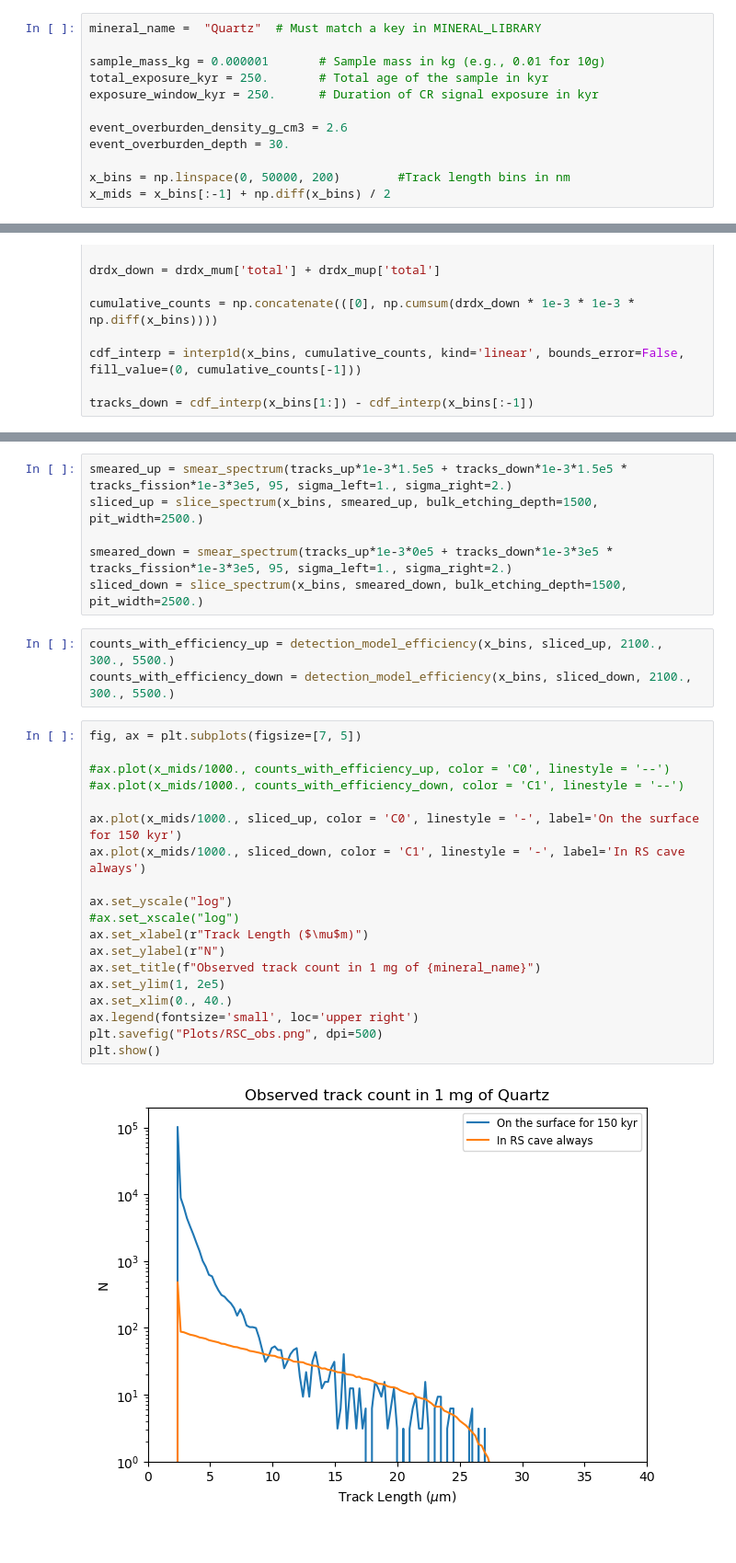
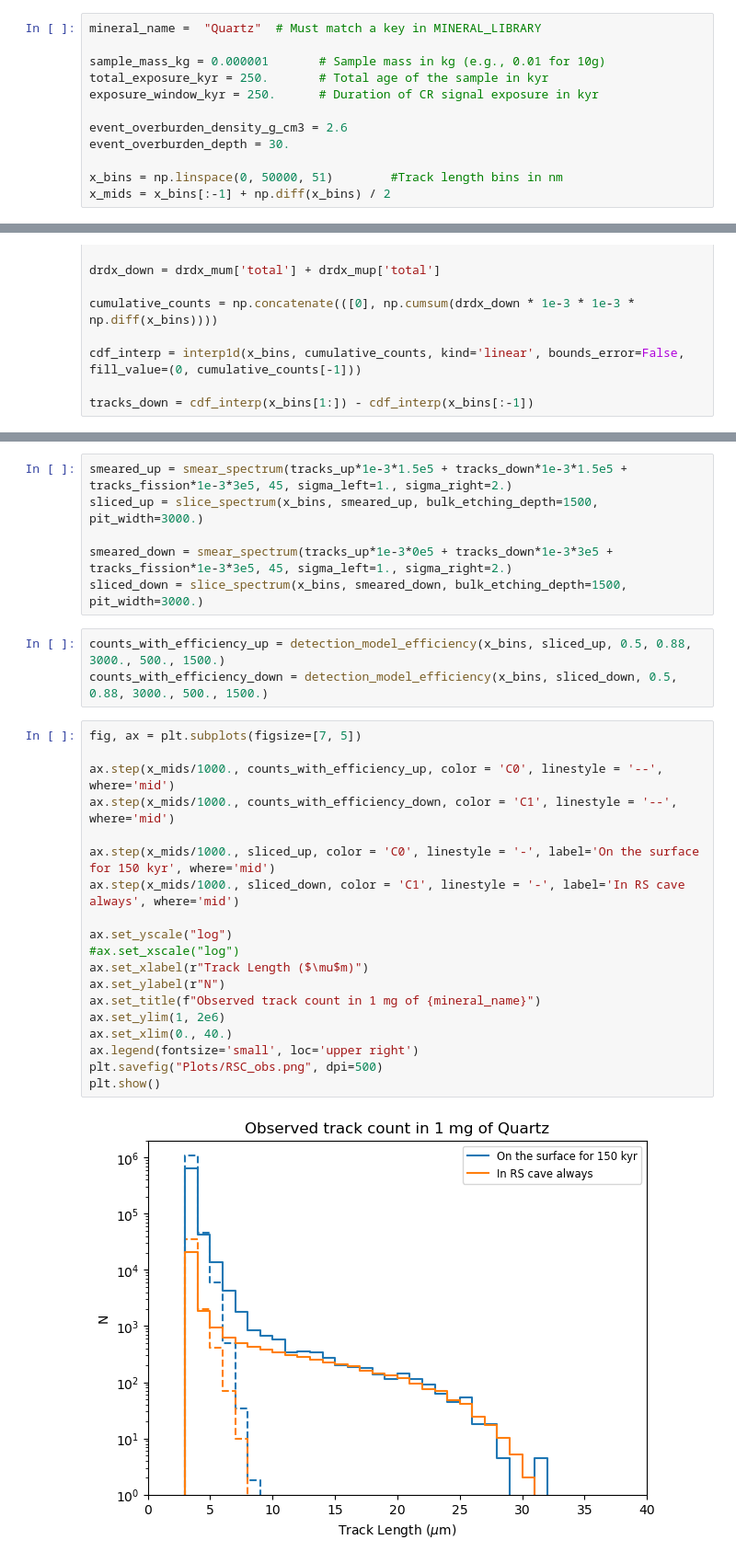
Before and after one commit to cgalelli/PrimusCode, a Jupyter notebook: RSC_analysis.ipynb, the cells around one changed output, grey strips where cells are left out. Shown at 92% size. Saved outputs shown, nothing was run; the diff lists cells and outputs as text.

Commit message:
Correction to efficiency

```diff
--- a/RSC_analysis.ipynb
+++ b/RSC_analysis.ipynb
@@ -44,7 +44,7 @@ exposure_window_kyr = 250.      # Duration of CR signal exposure in kyr
 event_overburden_density_g_cm3 = 2.6
 event_overburden_depth = 30.
 
-x_bins = np.linspace(0, 50000, 200)        #Track length bins in nm
+x_bins = np.linspace(0, 50000, 51)        #Track length bins in nm
 x_mids = x_bins[:-1] + np.diff(x_bins) / 2
 # %%
 CONFIG = yaml.safe_load(open('Data/basic_config.yaml', 'r'))
@@ -173,30 +173,30 @@ plt.show()
 # %%
-smeared_up = smear_spectrum(tracks_up*1e-3*1.5e5 + tracks_down*1e-3*1.5e5 * tracks_fission*1e-3*3e5, 95, sigma_left=1., sigma_right=2.)
-sliced_up = slice_spectrum(x_bins, smeared_up, bulk_etching_depth=1500, pit_width=2500.)
+smeared_up = smear_spectrum(tracks_up*1e-3*1.5e5 + tracks_down*1e-3*1.5e5 + tracks_fission*1e-3*3e5, 45, sigma_left=1., sigma_right=2.)
+sliced_up = slice_spectrum(x_bins, smeared_up, bulk_etching_depth=1500, pit_width=3000.)
 
-smeared_down = smear_spectrum(tracks_up*1e-3*0e5 + tracks_down*1e-3*3e5 * tracks_fission*1e-3*3e5, 95, sigma_left=1., sigma_right=2.)
-sliced_down = slice_spectrum(x_bins, smeared_down, bulk_etching_depth=1500, pit_width=2500.)
+smeared_down = smear_spectrum(tracks_up*1e-3*0e5 + tracks_down*1e-3*3e5 + tracks_fission*1e-3*3e5, 45, sigma_left=1., sigma_right=2.)
+sliced_down = slice_spectrum(x_bins, smeared_down, bulk_etching_depth=1500, pit_width=3000.)
 # %%
-counts_with_efficiency_up = detection_model_efficiency(x_bins, sliced_up, 2100., 300., 5500.)
-counts_with_efficiency_down = detection_model_efficiency(x_bins, sliced_down, 2100., 300., 5500.)
+counts_with_efficiency_up = detection_model_efficiency(x_bins, sliced_up, 0.5, 0.88, 3000., 500., 1500.)
+counts_with_efficiency_down = detection_model_efficiency(x_bins, sliced_down, 0.5, 0.88, 3000., 500., 1500.)
 # %%
 fig, ax = plt.subplots(figsize=[7, 5])
 
-#ax.plot(x_mids/1000., counts_with_efficiency_up, color = 'C0', linestyle = '--')
-#ax.plot(x_mids/1000., counts_with_efficiency_down, color = 'C1', linestyle = '--')
+ax.step(x_mids/1000., counts_with_efficiency_up, color = 'C0', linestyle = '--', where='mid')
+ax.step(x_mids/1000., counts_with_efficiency_down, color = 'C1', linestyle = '--', where='mid')
 
-ax.plot(x_mids/1000., sliced_up, color = 'C0', linestyle = '-', label='On the surface for 150 kyr')
-ax.plot(x_mids/1000., sliced_down, color = 'C1', linestyle = '-', label='In RS cave always')
+ax.step(x_mids/1000., sliced_up, color = 'C0', linestyle = '-', label='On the surface for 150 kyr', where='mid')
+ax.step(x_mids/1000., sliced_down, color = 'C1', linestyle = '-', label='In RS cave always', where='mid')
 
 ax.set_yscale("log")
 #ax.set_xscale("log")
 ax.set_xlabel(r"Track Length ($\mu$m)")
 ax.set_ylabel(r"N")
 ax.set_title(f"Observed track count in 1 mg of {mineral_name}")
-ax.set_ylim(1, 2e5)
+ax.set_ylim(1, 2e6)
 ax.set_xlim(0., 40.)
 ax.legend(fontsize='small', loc='upper right')
 plt.savefig("Plots/RSC_obs.png", dpi=500)
 plt.show()
 # %% [output]
-[figure, old version]
+[figure, new version]
```
Also changed, not shown: parts of 4 cells of this notebook, 1 other file.
